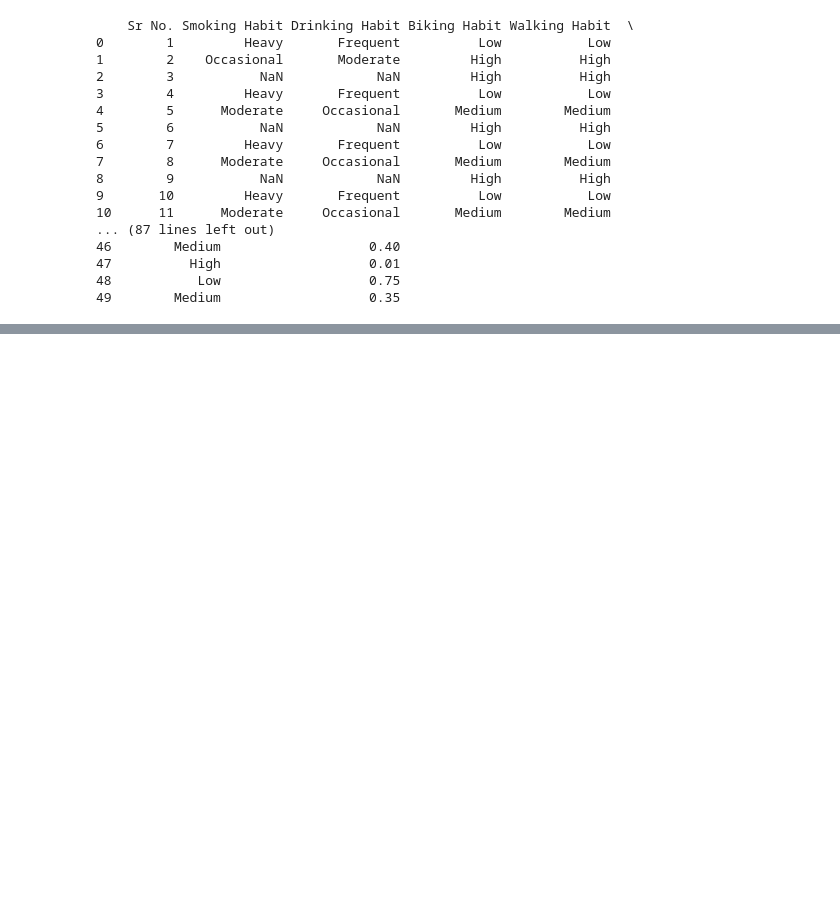
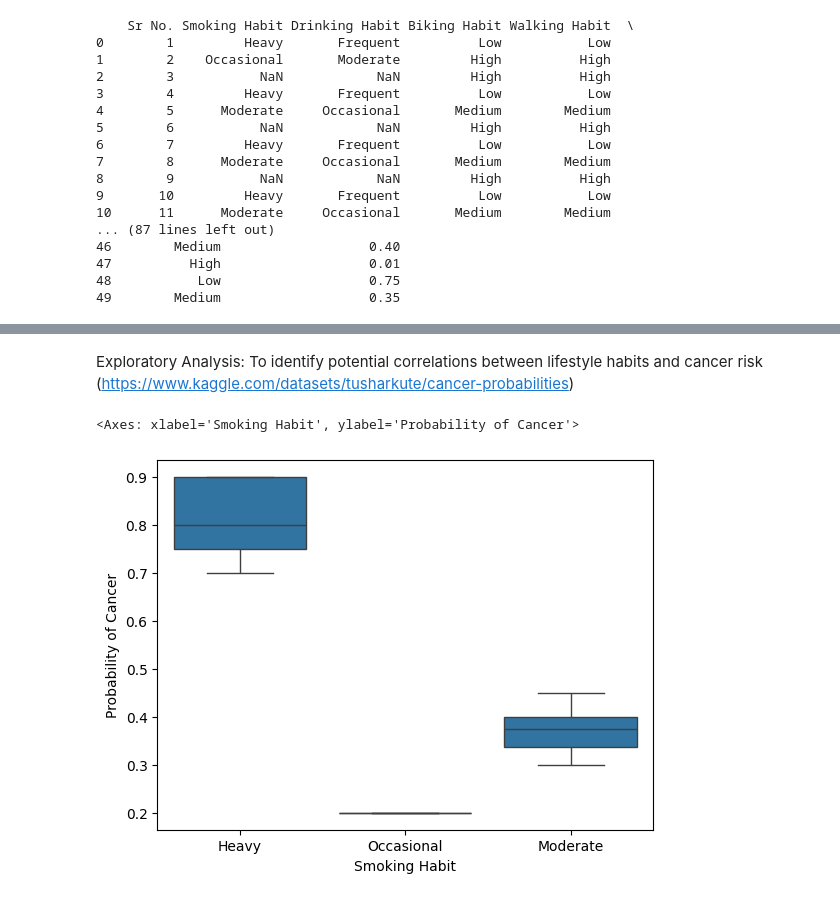
Before and after one commit to nicolynk03/cancer_probabilities_kaggle, a Jupyter notebook: cancer_probabilities_analysis.ipynb, the cells around one changed output, grey strips where cells are left out. Saved outputs shown, nothing was run; the diff lists cells and outputs as text; code cells hidden in the pictures; blank space fills up the shorter version.

Commit message:
exploratory data analysis on lifetyle habits and probability of cancer was conducted, findings are recorded with regards to their correlations. Will work on predictive modelling next.

```diff
--- a/cancer_probabilities_analysis.ipynb
+++ b/cancer_probabilities_analysis.ipynb
@@ -33,0 +45,11 @@ print(cancer_data.dtypes)
+# %% [markdown]
+Exploratory Analysis: To identify potential correlations between lifestyle habits and cancer risk (https://www.kaggle.com/datasets/tusharkute/cancer-probabilities)
+# %%
+# Investigating potential correlations between categorical lifestyle habits
+# and probability of cancer (via boxplots)
+
+# to see correlation between Smoking Habit and cancer probability
+sns.boxplot(x="Smoking Habit", y="Probability of Cancer", data=cancer_data)
+# %% [output]
+<Axes: xlabel='Smoking Habit', ylabel='Probability of Cancer'>
+[figure, added]
```
Also changed, not shown: parts of 10 cells of this notebook.
